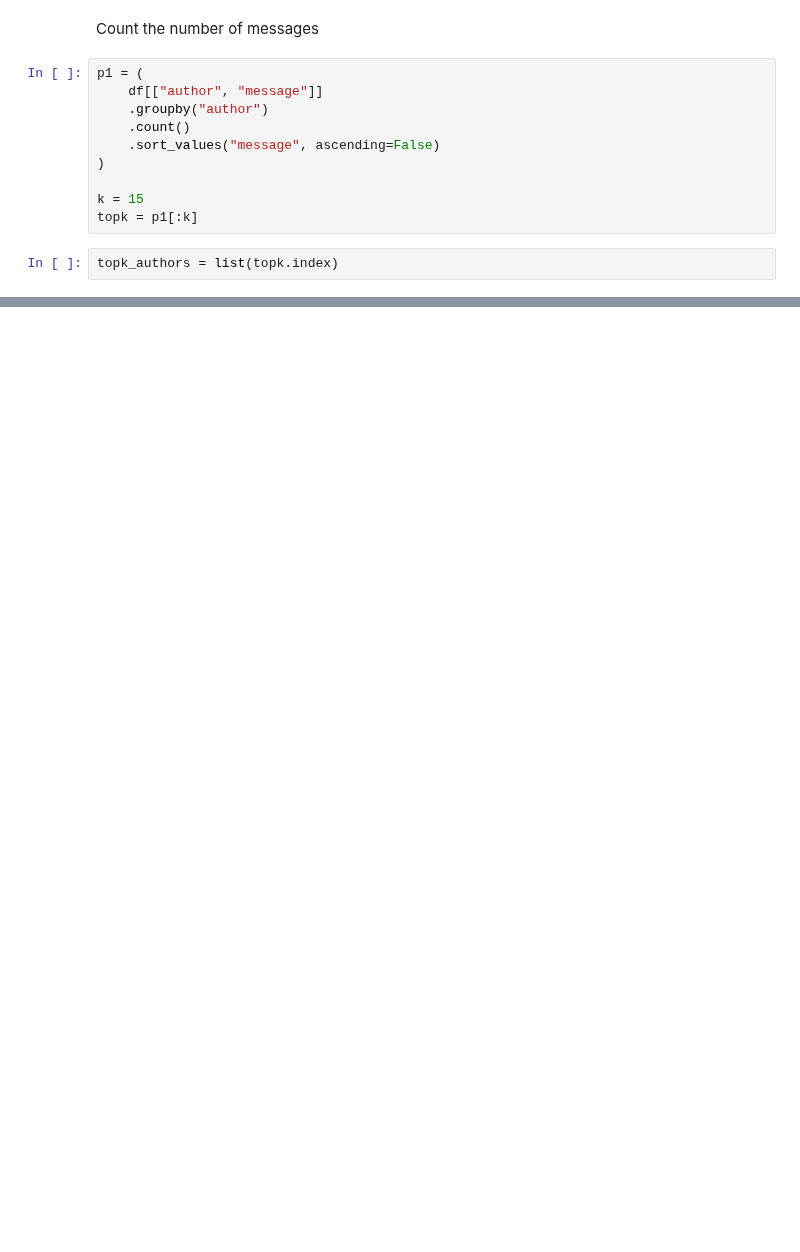
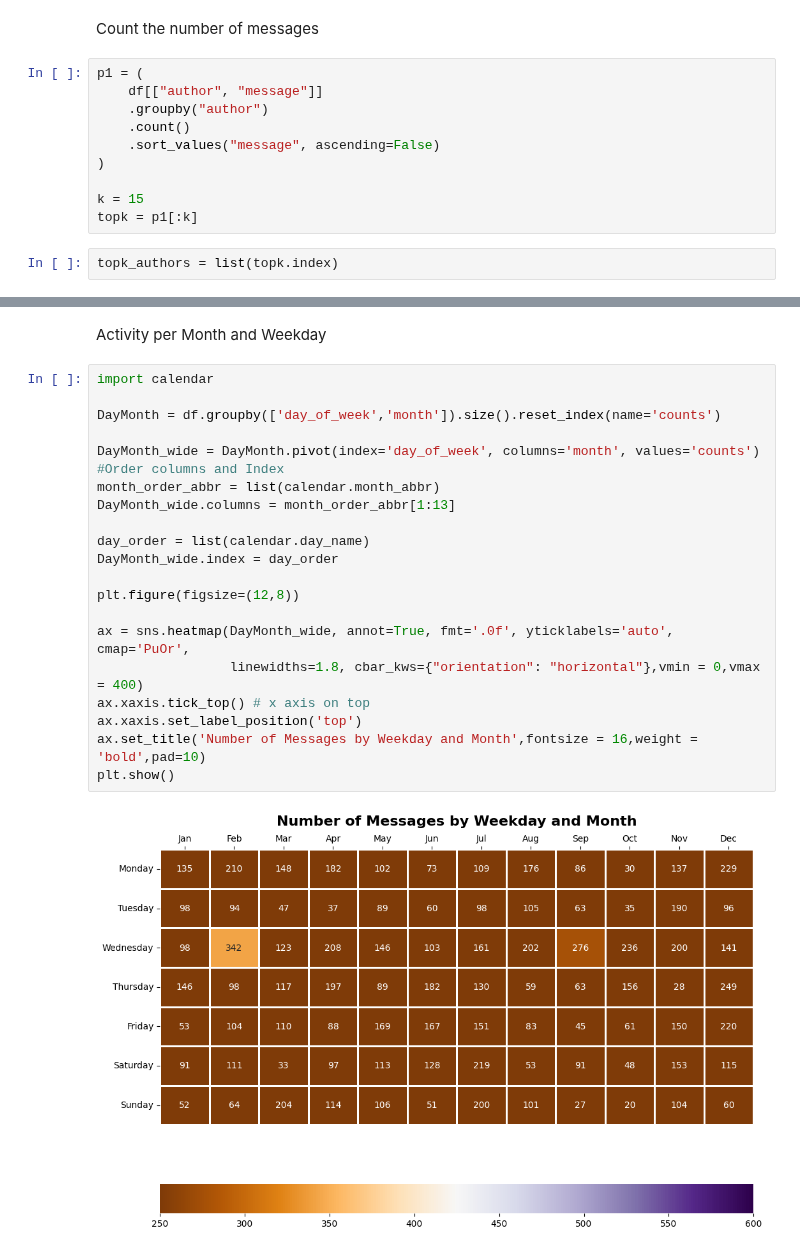
Before and after one commit to bashoogeventerink-max/DAV, a Jupyter notebook: notebooks/02-categories.ipynb, the cells around one changed output, grey strips where cells are left out. Cells and saved outputs as stored; diff of their text form; blank space fills up the shorter version.

```diff
--- a/notebooks/02-categories.ipynb
+++ b/notebooks/02-categories.ipynb
@@ -86,0 +207,25 @@ Text(0.5, 1.0, 'Sending the most messages...')
+# %% [markdown]
+Activity per Month and Weekday
+# %%
+import calendar
+
+DayMonth = df.groupby(['day_of_week','month']).size().reset_index(name='counts')
+
+DayMonth_wide = DayMonth.pivot(index='day_of_week', columns='month', values='counts')
+#Order columns and Index
+month_order_abbr = list(calendar.month_abbr)
+DayMonth_wide.columns = month_order_abbr[1:13]
+
+day_order = list(calendar.day_name)
+DayMonth_wide.index = day_order
+
+plt.figure(figsize=(12,8))
+
+ax = sns.heatmap(DayMonth_wide, annot=True, fmt='.0f', yticklabels='auto', cmap='PuOr',
+                 linewidths=1.8, cbar_kws={"orientation": "horizontal"},vmin = 0,vmax = 400)
+ax.xaxis.tick_top() # x axis on top
+ax.xaxis.set_label_position('top')
+ax.set_title('Number of Messages by Weekday and Month',fontsize = 16,weight = 'bold',pad=10)
+plt.show()
+# %% [output]
+[figure, added]
```
Also changed, not shown: parts of 12 cells of this notebook.
